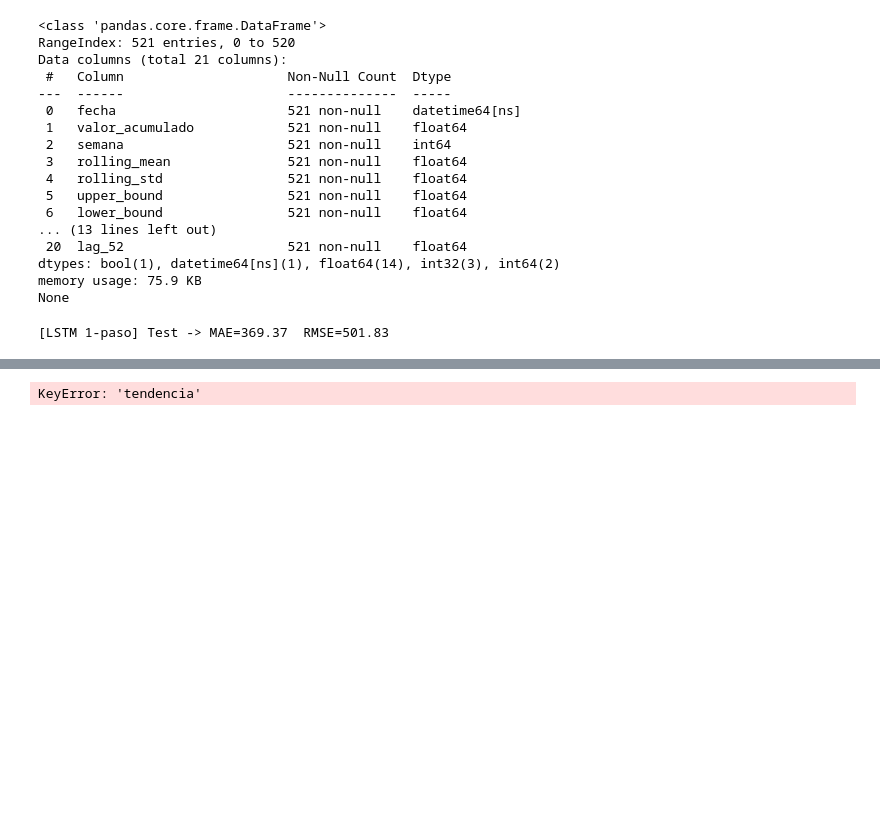
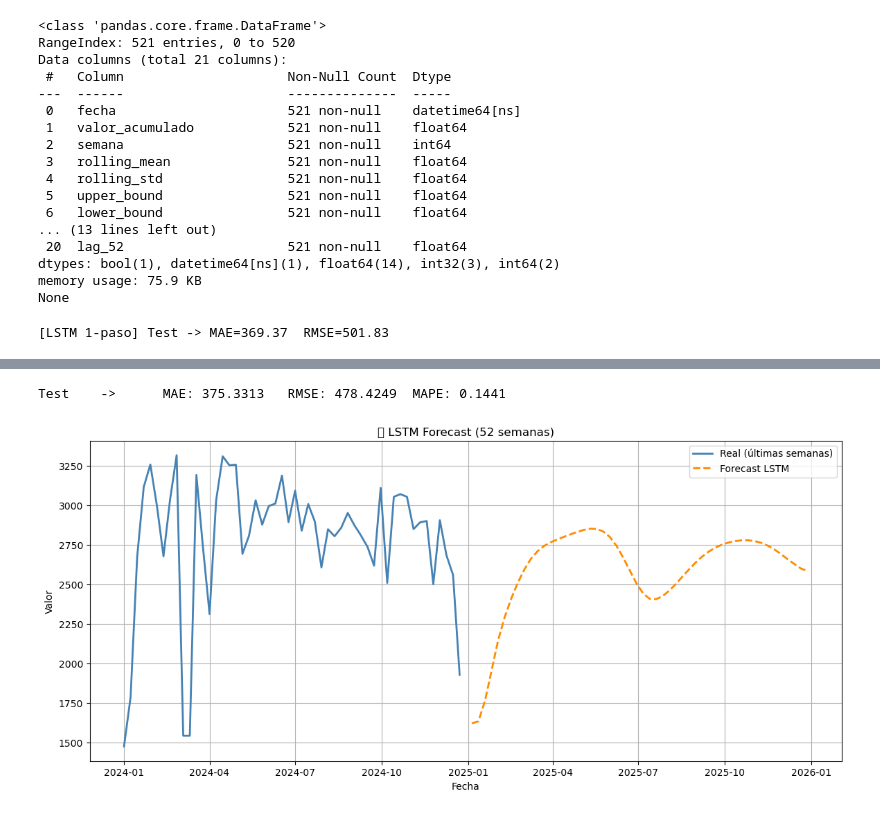
Before and after one commit to AbioticBaton4/proyecto-integrador-mna, a Jupyter notebook: notebooks/modeling/lstm_model.ipynb, the cells around one changed output, grey strips where cells are left out. Drawn from its saved outputs; the diff is of its cells as text; code cells hidden in the pictures; blank space fills up the shorter version.

Commit message:
updated lstm model

```diff
--- a/notebooks/modeling/lstm_model.ipynb
+++ b/notebooks/modeling/lstm_model.ipynb
@@ -271,15 +221,37 @@ def recursive_forecast_lstm_with_features(
 # %%
-last_block = df_feat.tail(LOOKBACK).copy()
-
-fc_4  = recursive_forecast_lstm_with_features(
-    best_model, last_block, scaler, FEATURES, lookback=LOOKBACK, horizon=4
-)
-
-fc_26 = recursive_forecast_lstm_with_features(
-    best_model, last_block, scaler, FEATURES, lookback=LOOKBACK, horizon=26
-)
-
-print(fc_4.head())
-print(fc_26.tail())
+X_last = X_va[-1:].copy()   # shape (1, LOOKBACK, n_features)
+LSTM_HORIZON = 52
+y_pred_scaled = recursive_forecast_lstm(best_model, X_last, horizon=LSTM_HORIZON)
+target_mean = scaler.mean_[FEATURES.index("valor")]
+target_std  = scaler.scale_[FEATURES.index("valor")]
+y_pred = y_pred_scaled * target_std + target_mean
+y_true = df['valor'].iloc[-LSTM_HORIZON:]
+metrics = meval.evaluate_model(y_true, y_pred, show_metrics=True, mode="Test")
 # %% [output]
-KeyError: 'tendencia'
+Test    ->      MAE: 375.3313   RMSE: 478.4249  MAPE: 0.1441
+# %%
+# Obtener la última fecha disponible en tu dataset original
+last_date = df["fecha"].iloc[-1]
+
+# Construir las fechas futuras (una por semana)
+future_dates = pd.date_range(start=last_date + pd.Timedelta(weeks=1), periods=LSTM_HORIZON, freq="W")
+
+df_forecast = pd.DataFrame({
+    "fecha": future_dates,
+    "yhat": y_pred
+})
+# Valores reales de las últimas semanas
+df_tail = df.tail(LSTM_HORIZON).copy()
+
+plt.figure(figsize=(14,6))
+plt.plot(df_tail["fecha"], df_tail["valor"], label="Real (últimas semanas)", linewidth=2, color="steelblue")
+plt.plot(df_forecast["fecha"], df_forecast["yhat"], label="Forecast LSTM", linewidth=2, linestyle="--", color="darkorange")
+
+plt.title("📈 LSTM Forecast ({} semanas)".format(LSTM_HORIZON))
+plt.xlabel("Fecha")
+plt.ylabel("Valor")
+plt.legend()
+plt.grid(True)
+plt.show()
+# %% [output]
+[figure, added]
```
Also changed, not shown: parts of 9 cells of this notebook, 33 other files.
